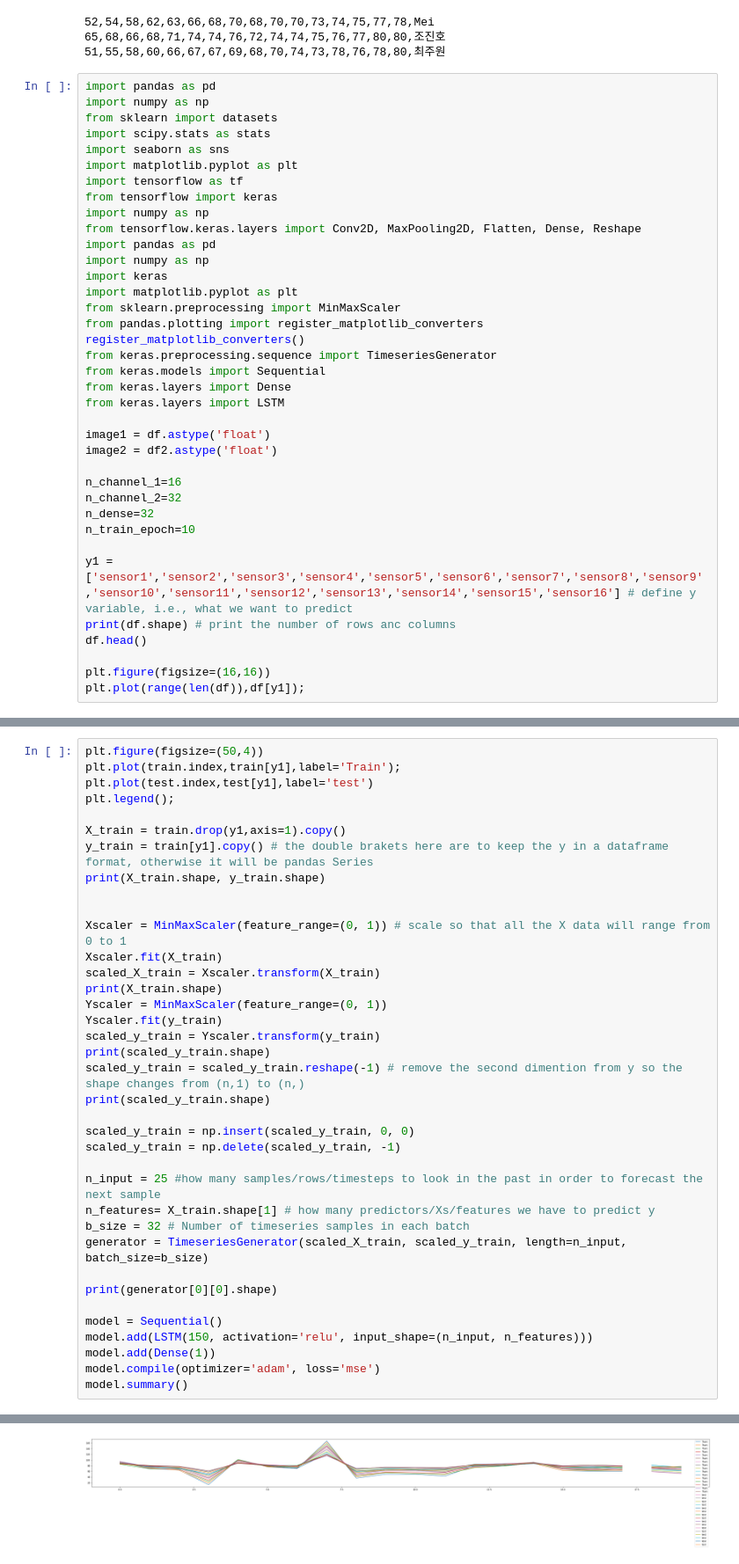
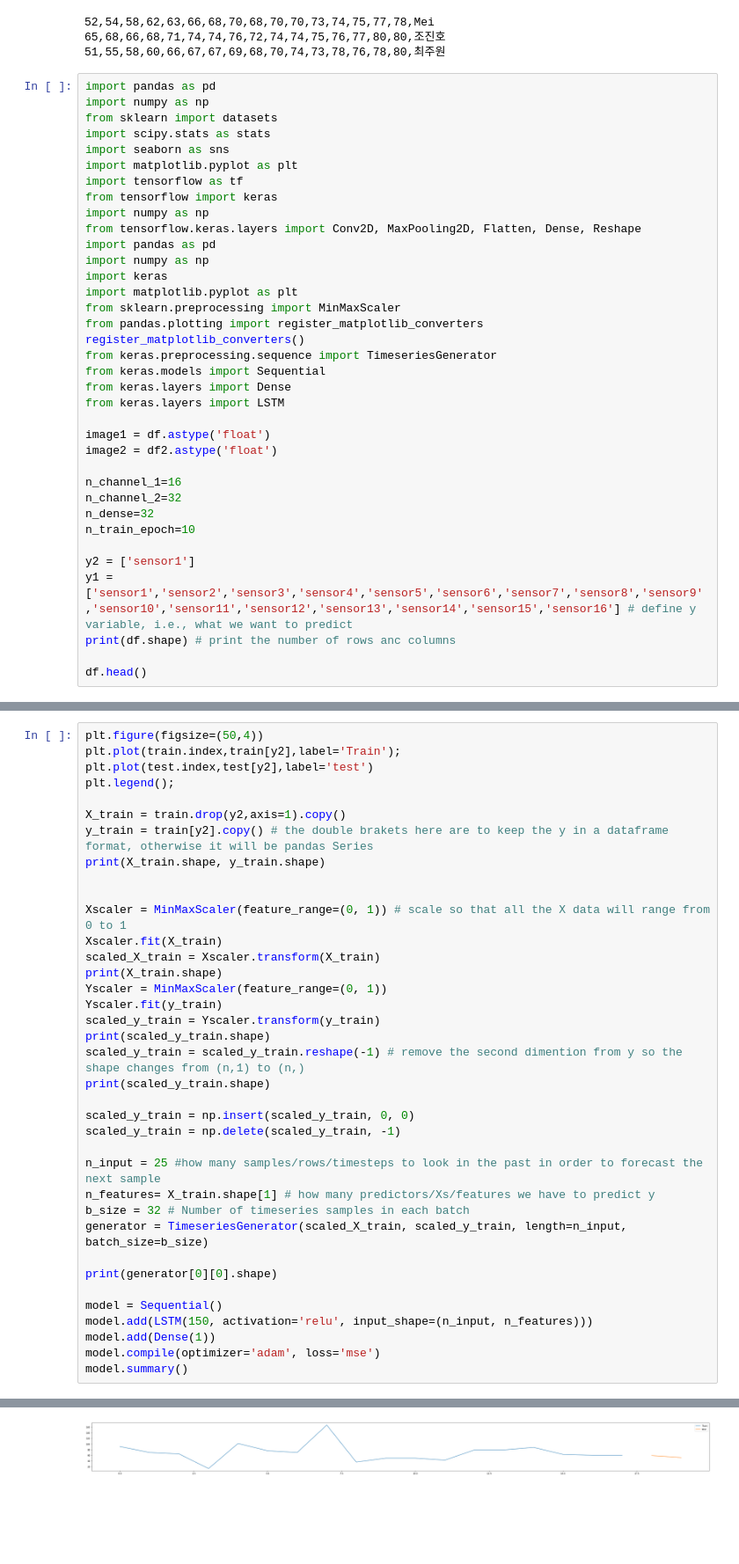
Before and after one commit to Futuremine97/PythonPrac1, a Jupyter notebook: feature_CNN.ipynb, the cells around one changed output, grey strips where cells are left out. Shown at 88% size. Drawn from its saved outputs; the diff is of its cells as text; blank space fills up the shorter version.

```diff
--- a/feature_CNN.ipynb
+++ b/feature_CNN.ipynb
@@ -79,11 +79,10 @@ n_channel_2=32
 n_dense=32
 n_train_epoch=10
 
+y2 = ['sensor1']
 y1 = ['sensor1','sensor2','sensor3','sensor4','sensor5','sensor6','sensor7','sensor8','sensor9','sensor10','sensor11','sensor12','sensor13','sensor14','sensor15','sensor16'] # define y variable, i.e., what we want to predict
 print(df.shape) # print the number of rows anc columns
+
 df.head()
-
-plt.figure(figsize=(16,16))
-plt.plot(range(len(df)),df[y1]);
 # %% [output]
 (20, 16)
@@ -172,11 +183,11 @@ ValueError: at least one array or dtype is required
 # %%
 plt.figure(figsize=(50,4))
-plt.plot(train.index,train[y1],label='Train');
-plt.plot(test.index,test[y1],label='test')
+plt.plot(train.index,train[y2],label='Train');
+plt.plot(test.index,test[y2],label='test')
 plt.legend();
 
-X_train = train.drop(y1,axis=1).copy()
-y_train = train[y1].copy() # the double brakets here are to keep the y in a dataframe format, otherwise it will be pandas Series
+X_train = train.drop(y2,axis=1).copy()
+y_train = train[y2].copy() # the double brakets here are to keep the y in a dataframe format, otherwise it will be pandas Series
 print(X_train.shape, y_train.shape)
 
 
@@ -212 +226 @@ ValueError: at least one array or dtype is required
-[figure, old version]
+[figure, new version]
```
Also changed, not shown: parts of 7 cells of this notebook.
